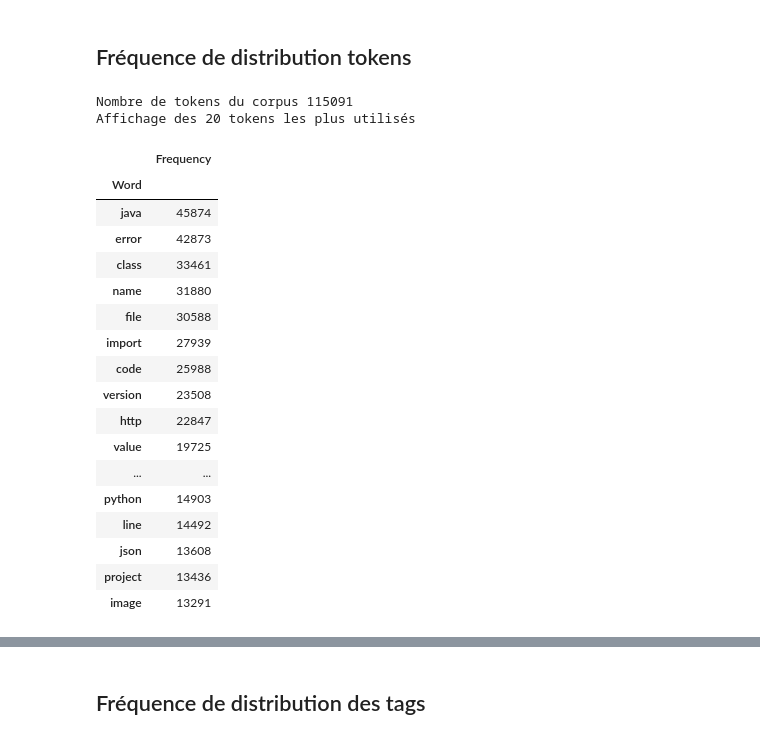
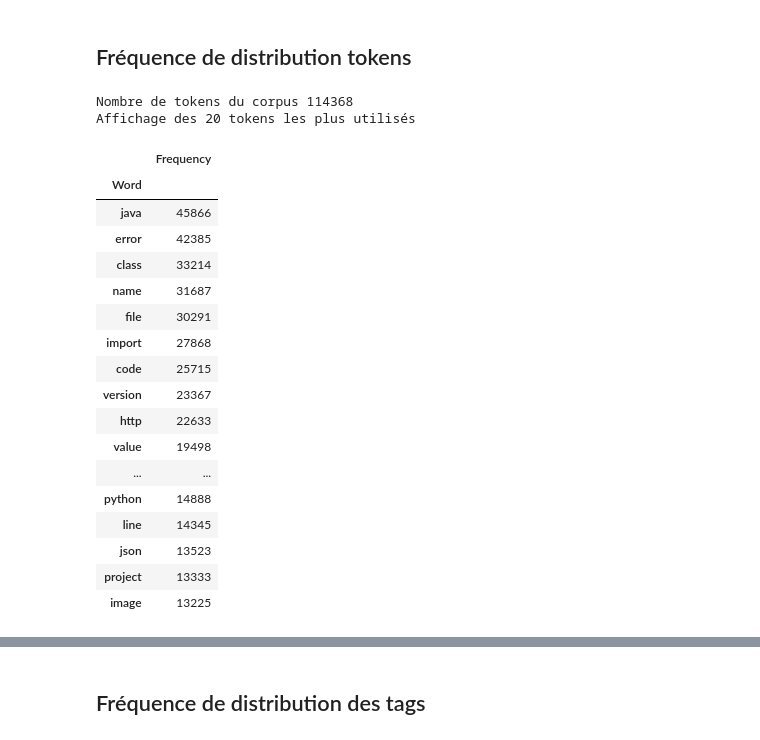
Before and after one commit to cedricsoares/openclassrooms-categoriser-automatiquement-des-questions, a Jupyter notebook: P5_01_notebooksupervise.ipynb, the cells around one changed output, grey strips where cells are left out. Cells and saved outputs as stored; diff of their text form; code cells hidden in the pictures.

```diff
--- a/P5_01_notebooksupervise.ipynb
+++ b/P5_01_notebooksupervise.ipynb
@@ -419,48 +419,48 @@ Observations restante du corpus original: 45902
 # %%
 %%time
 def build_word_distribution(corpus):
     """
     Build corpus word distribution
 
     Args:
         Corpus(List of lists): Original corpus
 
     Returns:
 
         word_dist_df(DataFrame): Word distribution of the corpus
     """
 
     from nltk import FreqDist
-    word_corpus = [token for token_list in lemmatized_corpus for token in token_list]
+    word_corpus = [token for token_list in corpus for token in token_list]
     word_dist = FreqDist(word_corpus)
     word_dist_df = pd.DataFrame(word_dist.items(), columns=['Word', 'Frequency']).set_index('Word')
     word_dist_df.sort_values("Frequency", ascending=False, inplace=True)
 
     return word_dist_df
 
 word_dist = build_word_distribution(filtered_corpus)
 
 print(f"Nombre de tokens du corpus {word_dist.shape[0]}")
 print("Affichage des 20 tokens les plus utilisés")
 display(word_dist.head(20))
 # %% [output]
-Nombre de tokens du corpus 115091
+Nombre de tokens du corpus 114368
 Affichage des 20 tokens les plus utilisés
 |  | Frequency |
 | Word |  |
-| java | 45874 |
-| error | 42873 |
-| class | 33461 |
-| name | 31880 |
-| file | 30588 |
-| import | 27939 |
-| code | 25988 |
-| version | 23508 |
-| http | 22847 |
-| value | 19725 |
+| java | 45866 |
+| error | 42385 |
+| class | 33214 |
+| name | 31687 |
+| file | 30291 |
+| import | 27868 |
+| code | 25715 |
+| version | 23367 |
+| http | 22633 |
+| value | 19498 |
 | ... | ... |
-| python | 14903 |
-| line | 14492 |
-| json | 13608 |
-| project | 13436 |
-| image | 13291 |
+| python | 14888 |
+| line | 14345 |
+| json | 13523 |
+| project | 13333 |
+| image | 13225 |
```
Also changed, not shown: parts of 36 cells of this notebook, 9 other files.
